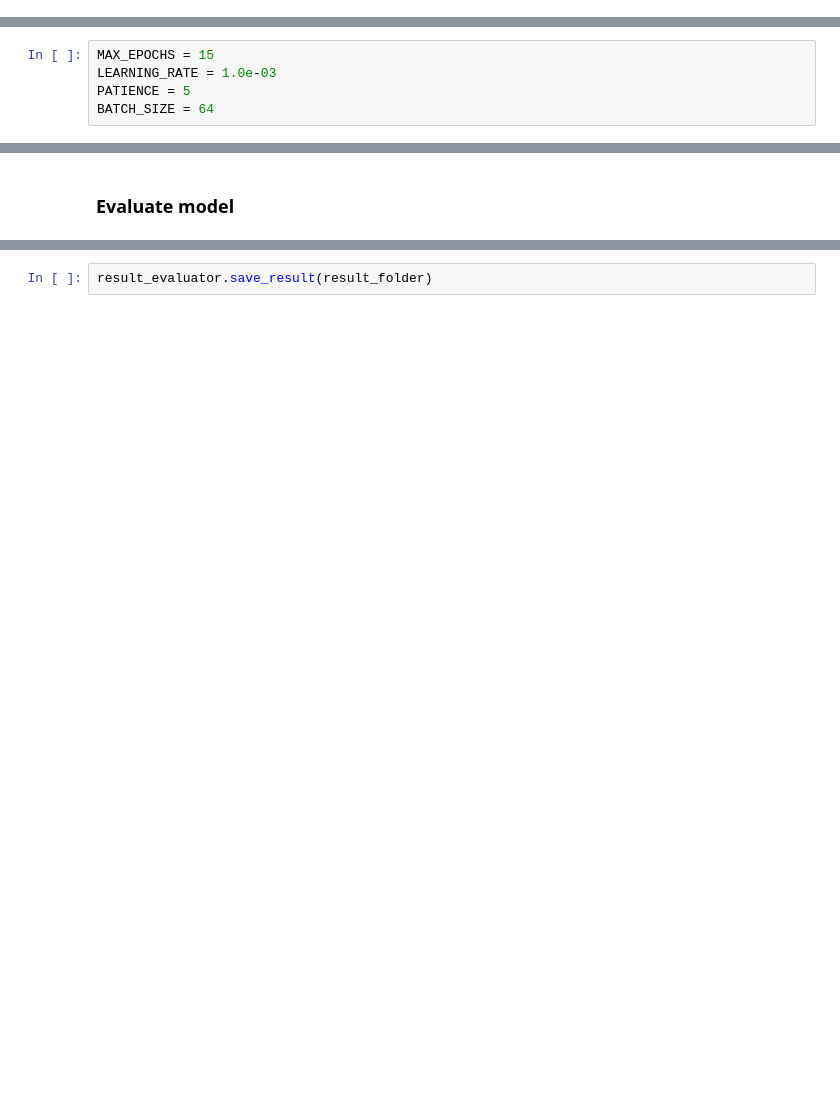
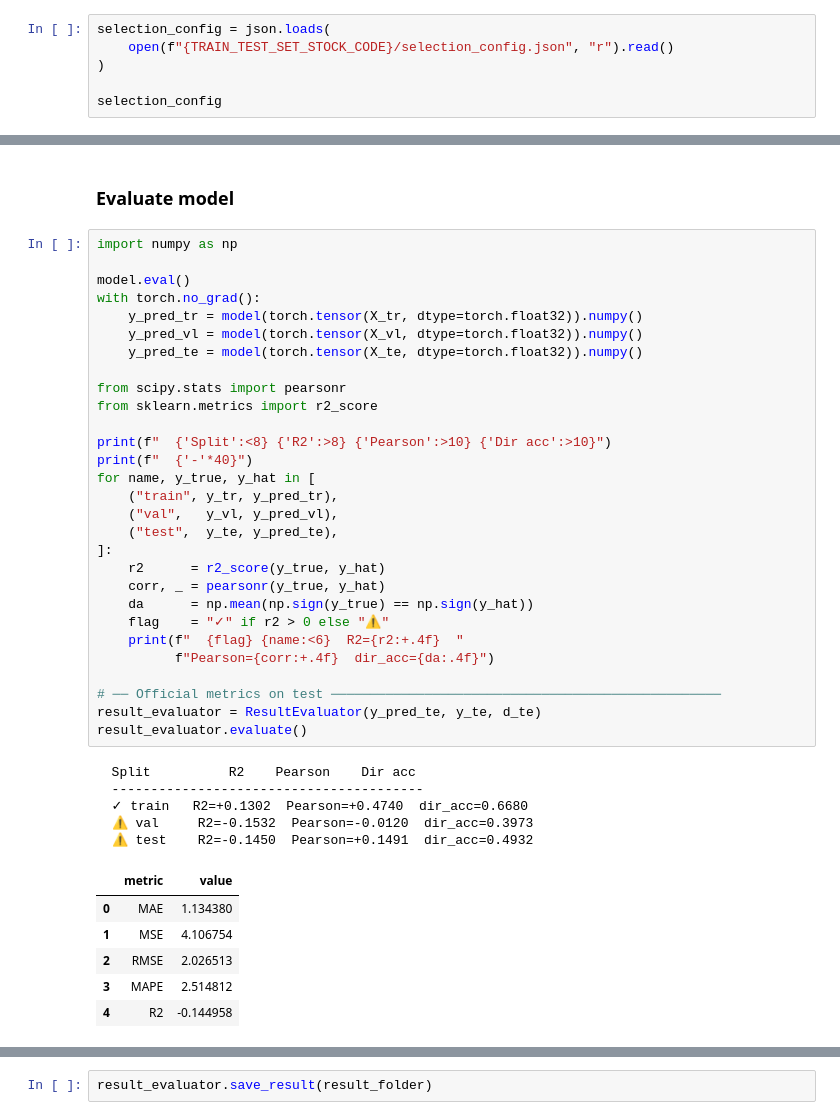
Before and after one commit to DucTrung1802/master-thesis, a Jupyter notebook: src/model/lstm/lstm_vic_1.ipynb, the cells around one changed output, grey strips where cells are left out. Saved outputs shown, nothing was run; the diff lists cells and outputs as text; blank space fills up the shorter version.

```diff
--- a/src/model/lstm/lstm_vic_1.ipynb
+++ b/src/model/lstm/lstm_vic_1.ipynb
@@ -74,0 +86,6 @@ TRAIN_TEST_SET_STOCK_CODE
+# %%
+selection_config = json.loads(
+    open(f"{TRAIN_TEST_SET_STOCK_CODE}/selection_config.json", "r").read()
+)
+
+selection_config
@@ -117,5 +270,0 @@ dates_test: (510,)
-# %%
-MAX_EPOCHS = 15
-LEARNING_RATE = 1.0e-03
-PATIENCE = 5
-BATCH_SIZE = 64
@@ -303,2 +535,43 @@ d:\GIT\master-thesis\mt_env\Lib\site-packages\lightning\pytorch\trainer\connecto
 # %% [markdown]
 ### Evaluate model
+# %%
+import numpy as np
+
+model.eval()
+with torch.no_grad():
+    y_pred_tr = model(torch.tensor(X_tr, dtype=torch.float32)).numpy()
+    y_pred_vl = model(torch.tensor(X_vl, dtype=torch.float32)).numpy()
+    y_pred_te = model(torch.tensor(X_te, dtype=torch.float32)).numpy()
+
+from scipy.stats import pearsonr
+from sklearn.metrics import r2_score
+
+print(f"  {'Split':<8} {'R2':>8} {'Pearson':>10} {'Dir acc':>10}")
+print(f"  {'-'*40}")
+for name, y_true, y_hat in [
+    ("train", y_tr, y_pred_tr),
+    ("val",   y_vl, y_pred_vl),
+    ("test",  y_te, y_pred_te),
+]:
+    r2      = r2_score(y_true, y_hat)
+    corr, _ = pearsonr(y_true, y_hat)
+    da      = np.mean(np.sign(y_true) == np.sign(y_hat))
+    flag    = "✓" if r2 > 0 else "⚠"
+    print(f"  {flag} {name:<6}  R2={r2:+.4f}  "
+          f"Pearson={corr:+.4f}  dir_acc={da:.4f}")
+
+# ── Official metrics on test ──────────────────────────────────────────────────
+result_evaluator = ResultEvaluator(y_pred_te, y_te, d_te)
+result_evaluator.evaluate()
+# %% [output]
+  Split          R2    Pearson    Dir acc
+  ----------------------------------------
+  ✓ train   R2=+0.1302  Pearson=+0.4740  dir_acc=0.6680
+  ⚠ val     R2=-0.1532  Pearson=-0.0120  dir_acc=0.3973
+  ⚠ test    R2=-0.1450  Pearson=+0.1491  dir_acc=0.4932
+|  | metric | value |
+| 0 | MAE | 1.134380 |
+| 1 | MSE | 4.106754 |
+| 2 | RMSE | 2.026513 |
+| 3 | MAPE | 2.514812 |
+| 4 | R2 | -0.144958 |
```
Also changed, not shown: parts of 28 cells of this notebook, 12 other files.
